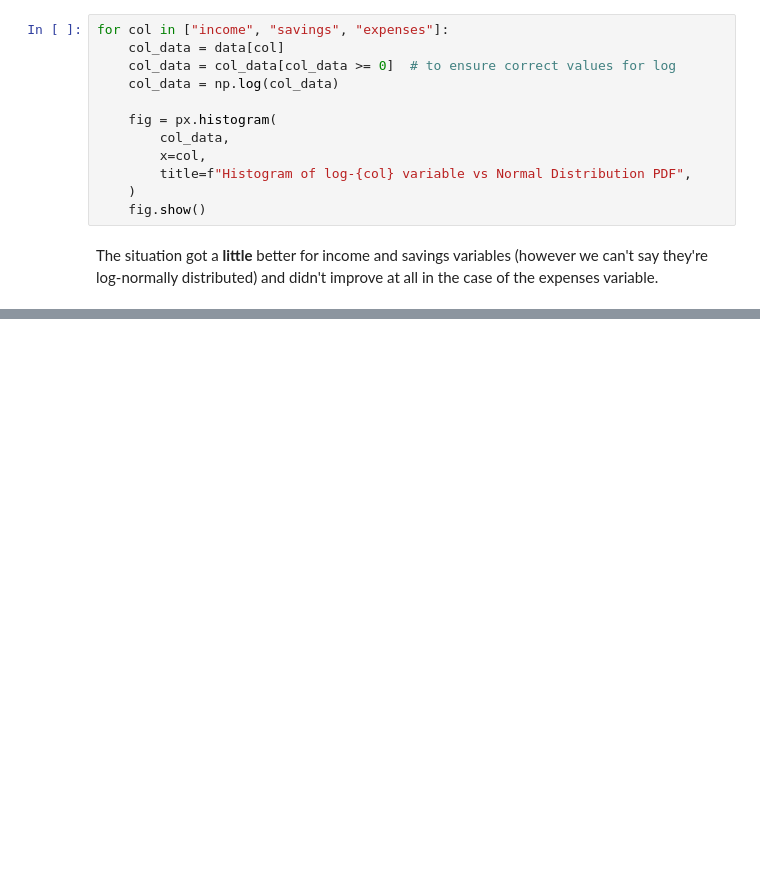
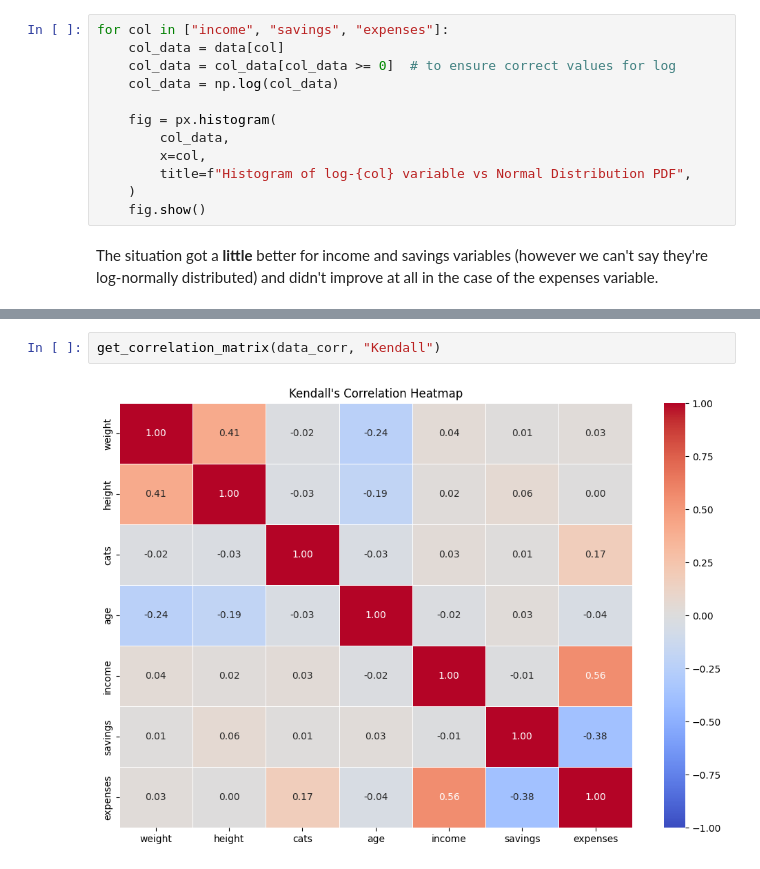
Before and after one commit to Sivvak/sml, a Jupyter notebook: hw1/SML_project1.ipynb, the cells around one changed output, grey strips where cells are left out. Drawn from its saved outputs; the diff is of its cells as text; blank space fills up the shorter version.

```diff
--- a/hw1/SML_project1.ipynb
+++ b/hw1/SML_project1.ipynb
@@ -222,0 +261,4 @@ The situation got a **little** better for income and savings variables (however
+# %%
+get_correlation_matrix(data_corr, "Kendall")
+# %% [output]
+[figure, added]
```
Also changed, not shown: parts of 15 cells of this notebook.
